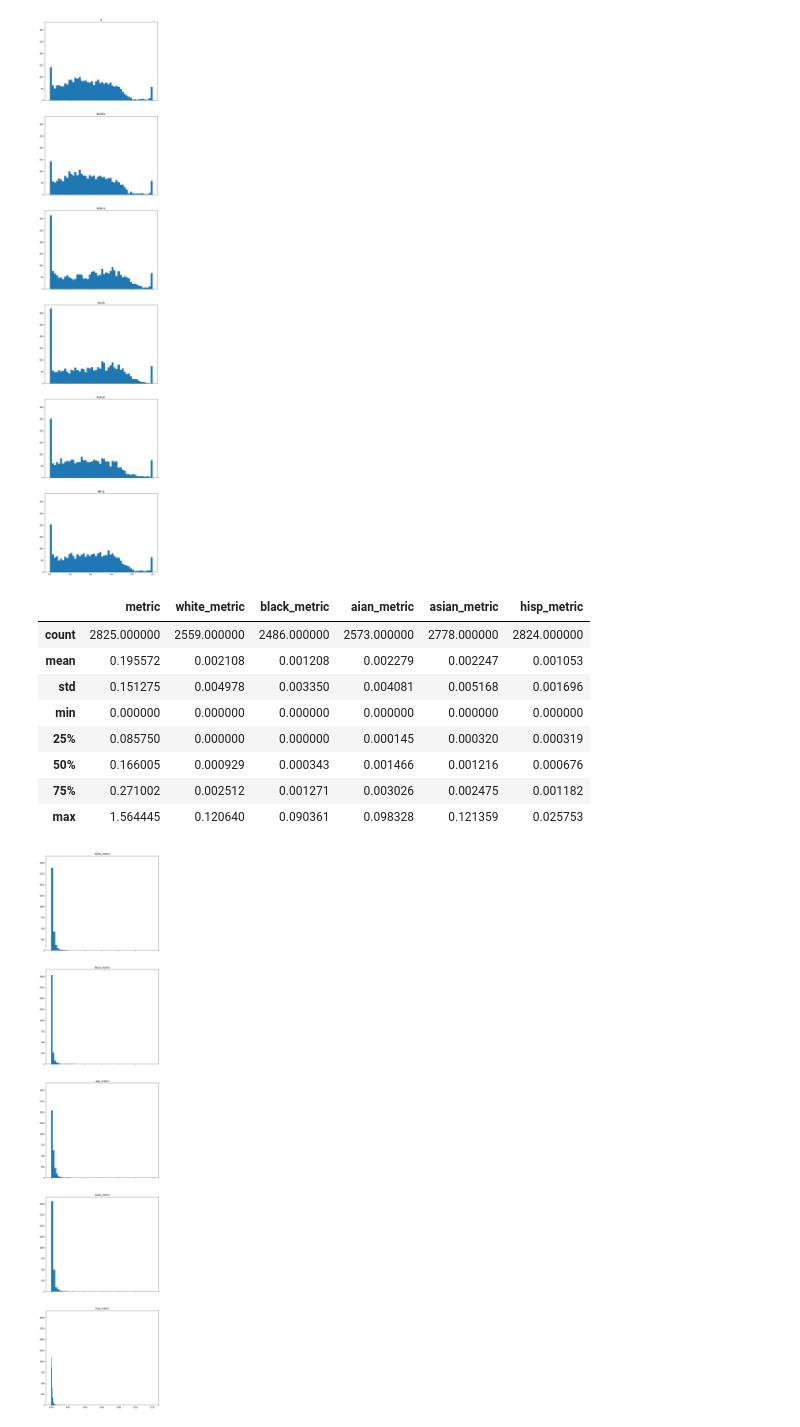
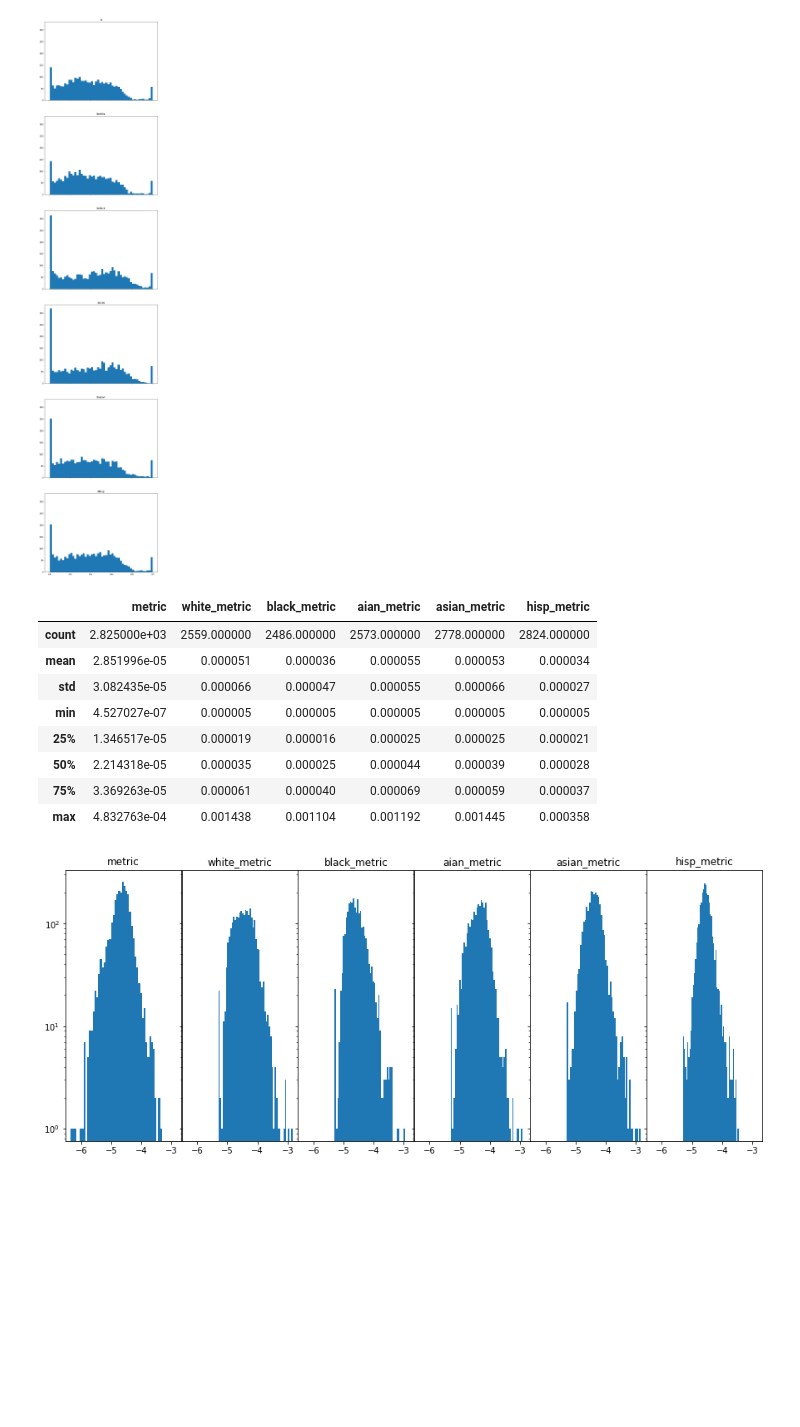
Before and after one commit to nick-knudsen/pocs-project, a Jupyter notebook: national_food_sources.ipynb, the cells around one changed output. Drawn from its saved outputs; the diff is of its cells as text; code cells hidden in the pictures; blank space fills up the shorter version.

Commit message:
modfying the metric

```diff
--- a/national_food_sources.ipynb
+++ b/national_food_sources.ipynb
@@ -261,6 +261,13 @@ access_df.drop(['Urban','CensusTract', *one_mile, *ten_mile], axis=1, inplace=Tr
 # %%
 overall_df = pd.merge(access_df, poverty_df, on='FIPS')
 overall_df = pd.merge(overall_df, sources_df, on='FIPS')
+# %%
+fig, axs = plt.subplots(6,1, figsize=(10,50), sharex=True, sharey=True)
+for i, access in zip(range(6), ['la', *la_by_race]):
+    axs[i].hist(overall_df[access], bins=50)
+    axs[i].set_title(access)
+
+plt.show()
 # %%
 overall_df['la'] = overall_df['LAPOP05_10']/overall_df['Pop2010']
 overall_df[la_by_race].describe()
@@ -276,9 +283,9 @@ plt.show()
 # metric calculation
 metric_by_race = ['white_metric','black_metric','aian_metric','asian_metric','hisp_metric']
 poverty_by_race = poverty_df.columns[2:7]
-overall_df['metric'] = abs((overall_df['LAPOP05_10']/overall_df['Pop2010']*overall_df['total_est']/100)*(overall_df['Grocery']/overall_df['Pop2010']))
+overall_df['metric'] = abs((overall_df['LAPOP05_10']/overall_df['Pop2010']+0.05)*((overall_df['total_est']/100)+0.05)*((overall_df['Grocery']/overall_df['Pop2010'])+0.0001))
 for race, access, poverty in zip(metric_by_race, la_by_race, poverty_by_race):
-    overall_df[race] = abs((overall_df[access]*overall_df[poverty])*(overall_df['Grocery']/overall_df["Pop2010"]))
+    overall_df[race] = abs(((overall_df[access]+0.05)*(overall_df[poverty]/100)+0.05)*((overall_df['Grocery']/overall_df["Pop2010"])+0.0001))
 # %%
 overall_df[['metric', *metric_by_race]].describe()
 # log_metric = np.log10(overall_df['metric'].values)
@@ -287,21 +294,22 @@ overall_df[['metric', *metric_by_race]].describe()
 # plt.hist(exp_metric, bins=100)
 # %% [output]
 |  | metric | white_metric | black_metric | aian_metric | asian_metric | hisp_metric |
-| count | 2825.000000 | 2559.000000 | 2486.000000 | 2573.000000 | 2778.000000 | 2824.000000 |
-| mean | 0.195572 | 0.002108 | 0.001208 | 0.002279 | 0.002247 | 0.001053 |
-| std | 0.151275 | 0.004978 | 0.003350 | 0.004081 | 0.005168 | 0.001696 |
-| min | 0.000000 | 0.000000 | 0.000000 | 0.000000 | 0.000000 | 0.000000 |
-| 25% | 0.085750 | 0.000000 | 0.000000 | 0.000145 | 0.000320 | 0.000319 |
-| 50% | 0.166005 | 0.000929 | 0.000343 | 0.001466 | 0.001216 | 0.000676 |
-| 75% | 0.271002 | 0.002512 | 0.001271 | 0.003026 | 0.002475 | 0.001182 |
-| max | 1.564445 | 0.120640 | 0.090361 | 0.098328 | 0.121359 | 0.025753 |
+| count | 2.825000e+03 | 2559.000000 | 2486.000000 | 2573.000000 | 2778.000000 | 2824.000000 |
+| mean | 2.851996e-05 | 0.000051 | 0.000036 | 0.000055 | 0.000053 | 0.000034 |
+| std | 3.082435e-05 | 0.000066 | 0.000047 | 0.000055 | 0.000066 | 0.000027 |
+| min | 4.527027e-07 | 0.000005 | 0.000005 | 0.000005 | 0.000005 | 0.000005 |
+| 25% | 1.346517e-05 | 0.000019 | 0.000016 | 0.000025 | 0.000025 | 0.000021 |
+| 50% | 2.214318e-05 | 0.000035 | 0.000025 | 0.000044 | 0.000039 | 0.000028 |
+| 75% | 3.369263e-05 | 0.000061 | 0.000040 | 0.000069 | 0.000059 | 0.000037 |
+| max | 4.832763e-04 | 0.001438 | 0.001104 | 0.001192 | 0.001445 | 0.000358 |
 # %%
-fig, axs = plt.subplots(5,1, figsize=(10,50), sharex=True, sharey=True)
-for i, metric in zip(range(5), metric_by_race):
-    axs[i].hist(overall_df[metric], bins=50)
+fig, axs = plt.subplots(1,6, figsize=(15, 6), facecolor='w', edgecolor='k', sharex=True, sharey=True)
+fig.subplots_adjust(hspace = .5, wspace=.001)
+for i, metric in zip(range(6), ['metric',*metric_by_race]):
+    axs[i].hist(np.log10(overall_df[metric]), bins=50, log=True)
     axs[i].set_title(metric)
 
 plt.show()
 # %% [output]
-[figure, old version]
+[figure, new version]
 # %%
```
Also changed, not shown: parts of 1 cell of this notebook.
